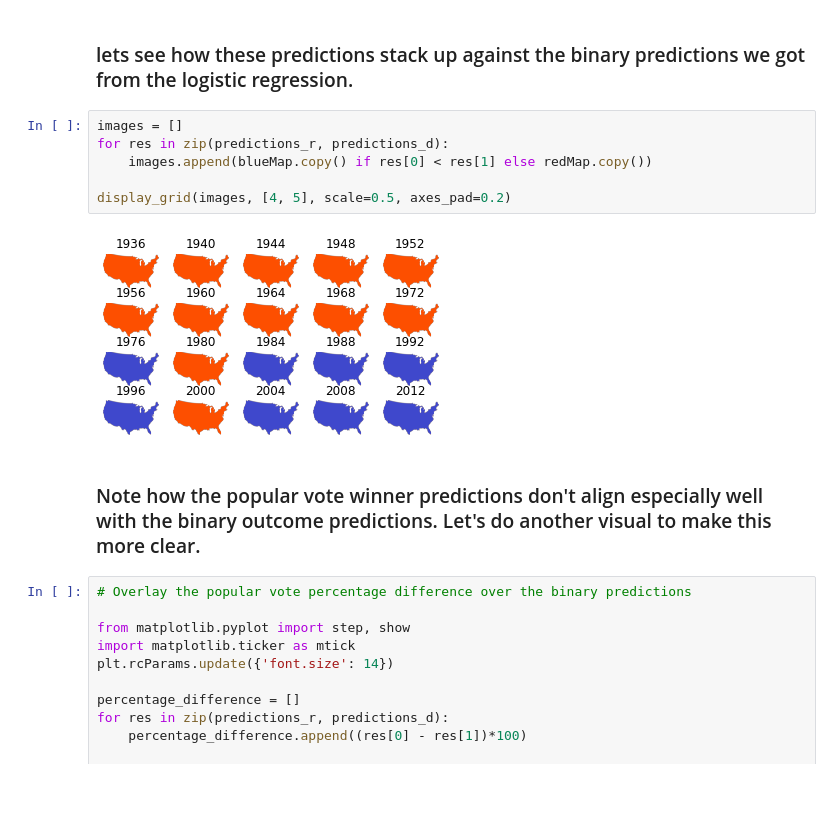
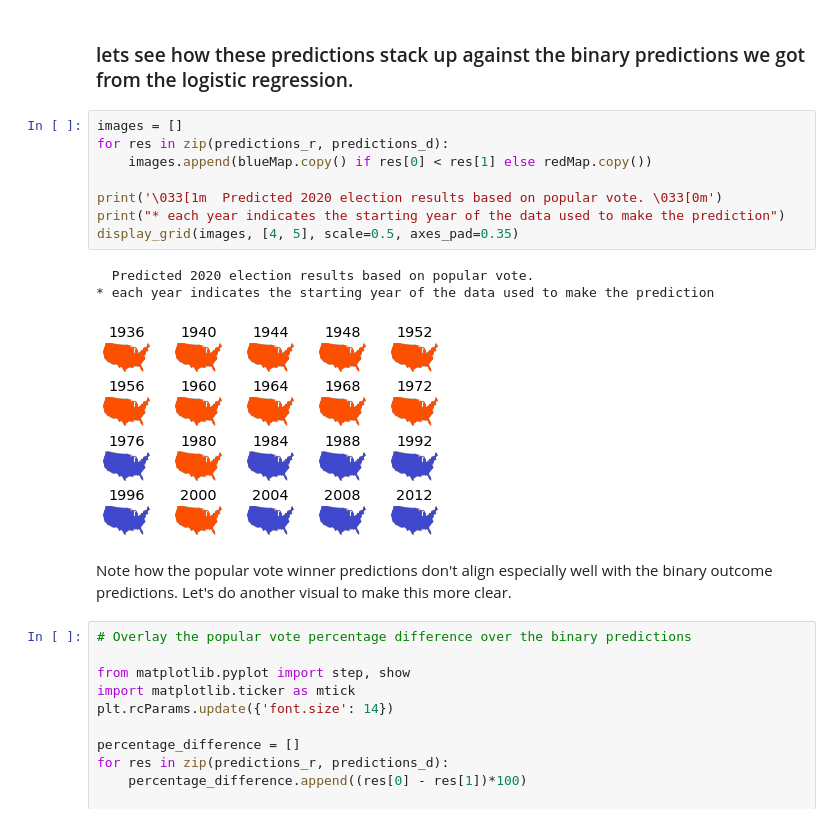
Before and after one commit to Matt-Spence/CS320Project, a Jupyter notebook: Group_Project.ipynb, the cells around one changed output. Drawn from its saved outputs; the diff is of its cells as text; blank space fills up the shorter version.

```diff
--- a/Group_Project.ipynb
+++ b/Group_Project.ipynb
@@ -262,13 +289,17 @@ plt.show()
 # %%
 images = []
 for res in zip(predictions_r, predictions_d):
     images.append(blueMap.copy() if res[0] < res[1] else redMap.copy())
 
-display_grid(images, [4, 5], scale=0.5, axes_pad=0.2)
+print('\033[1m  Predicted 2020 election results based on popular vote. \033[0m')
+print("* each year indicates the starting year of the data used to make the prediction")
+display_grid(images, [4, 5], scale=0.5, axes_pad=0.35)
 # %% [output]
+  Predicted 2020 election results based on popular vote.
+* each year indicates the starting year of the data used to make the prediction
-[figure, old version]
+[figure, new version]
 # %% [markdown]
-### Note how the popular vote winner predictions don't align especially well with the binary outcome predictions. Let's do another visual to make this more clear.
+Note how the popular vote winner predictions don't align especially well with the binary outcome predictions. Let's do another visual to make this more clear.
 # %%
 # Overlay the popular vote percentage difference over the binary predictions
 
```
Also changed, not shown: parts of 28 cells of this notebook.
